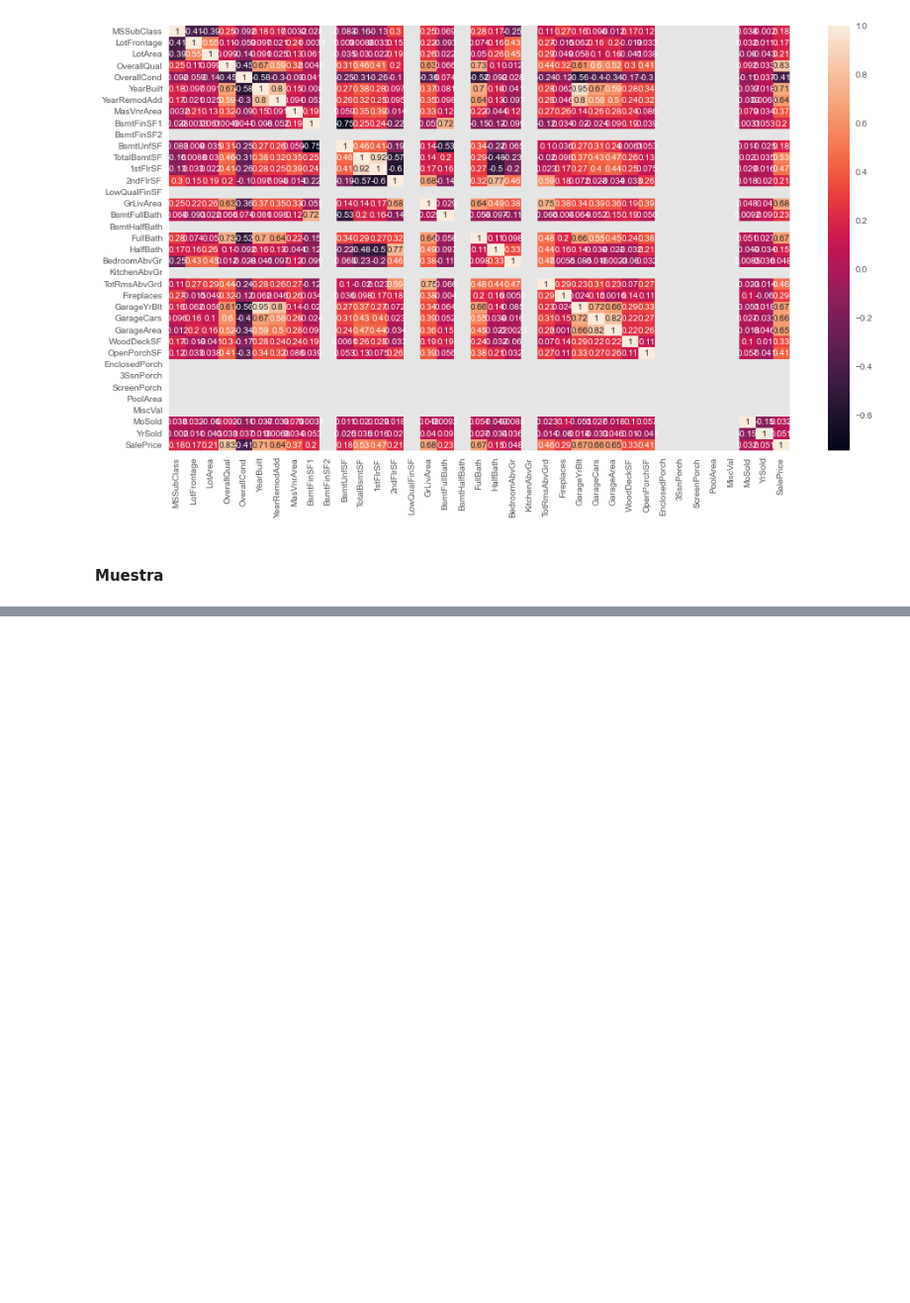
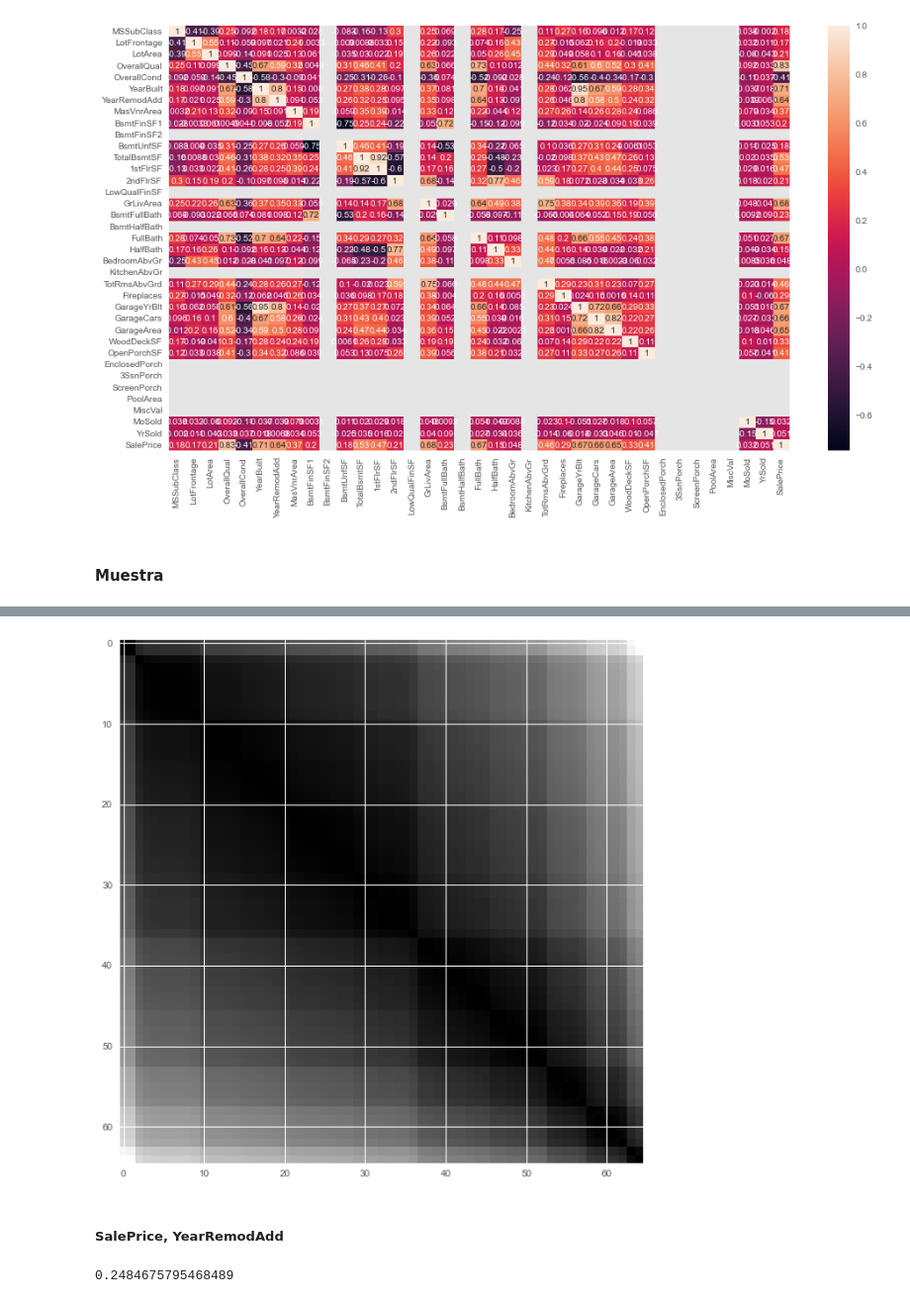
Before and after one commit to ElGutiz/Miner-a-HT3, a Jupyter notebook: Mineria de Datos-HDT3.ipynb, the cells around one changed output, grey strips where cells are left out. Shown at 99% size. Saved outputs shown, nothing was run; the diff lists cells and outputs as text; code cells hidden in the pictures; blank space fills up the shorter version.

```diff
--- a/Mineria de Datos-HDT3.ipynb
+++ b/Mineria de Datos-HDT3.ipynb
@@ -235,0 +261,14 @@ sb.heatmap(correlacion, xticklabels=correlacion.columns, yticklabels=correlacion
+# %%
+sale_year = sample[["SalePrice", "YearBuilt"]]
+
+pyclustertend.vat(sale_year)
+# %% [output]
+[figure, added]
+# %% [markdown]
+##### SalePrice, YearRemodAdd
+# %%
+sale_remod = entrenamiento[["SalePrice", "YearRemodAdd"]]
+
+pyclustertend.hopkins(sale_remod,len(sale_remod))
+# %% [output]
+0.2484675795468489
```
Also changed, not shown: parts of 42 cells of this notebook.
